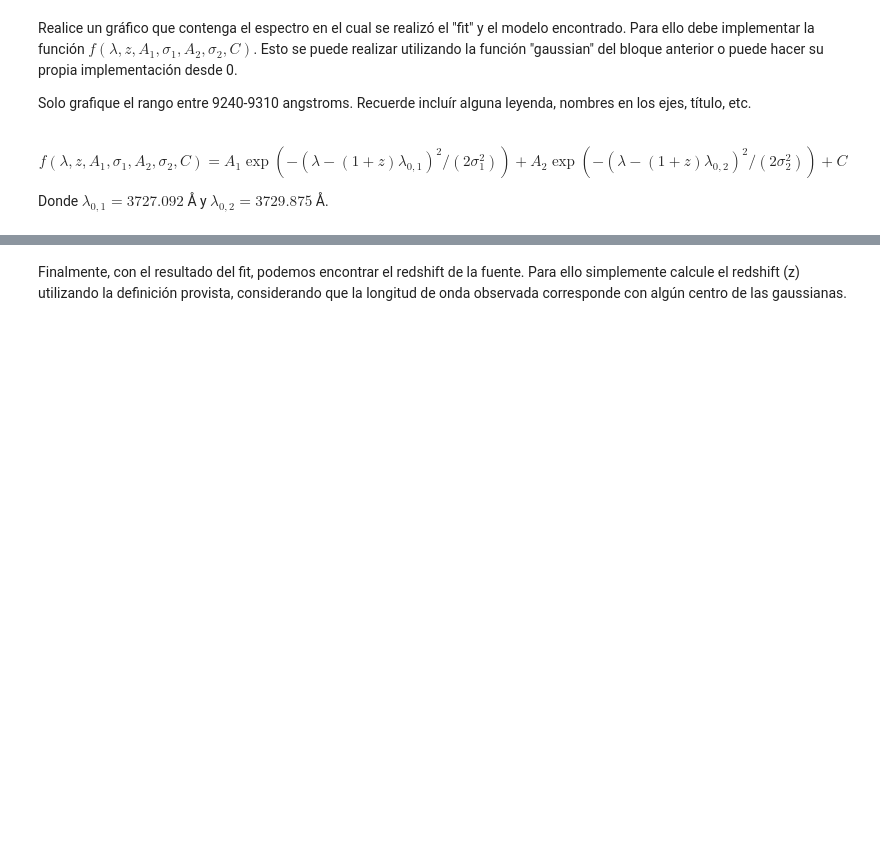
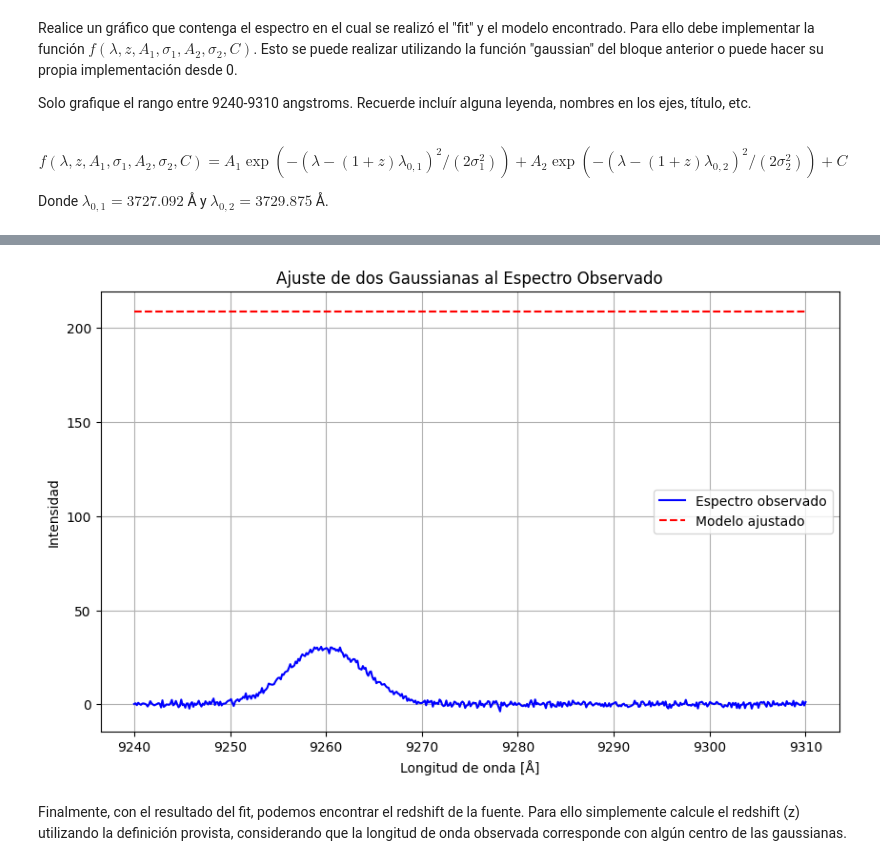
Before and after one commit to gustavocardoza/Tarea-4, a Jupyter notebook: Tarea4.ipynb, the cells around one changed output, grey strips where cells are left out. Saved outputs shown, nothing was run; the diff lists cells and outputs as text; code cells hidden in the pictures; blank space fills up the shorter version.

```diff
--- a/Tarea4.ipynb
+++ b/Tarea4.ipynb
@@ -396,3 +397,47 @@ plt.show()
+# %%
+# Función que implementa f(λ,z,A1,σ1,A2,σ2,C)
+def model_spectrum(lam, center1, fwhm1, peak1, center2, fwhm2, peak2, C):
+    # Gaussianas con los parámetros obtenidos
+    g1 = gaussian(lam, center1, fwhm1, peak1)
+    g2 = gaussian(lam, center2, fwhm2, peak2)
+
+    # Sumamos las dos gaussianas y la constante
+    return g1 + g2 + C
+
+# Parámetros del fit obtenidos de los objetos Gauss1D
+center1_fit = 9272.5
+fwhm1_fit = 11.1106
+peak1_fit = -5.38697e+09
+
+center2_fit = 9272.5
+fwhm2_fit = 11.1106
+peak2_fit = 5.38697e+09
+
+C_fit = 208.692
+
+# Datos del espectro (ejemplo, debes reemplazar con los datos reales del espectro)
+lam = np.linspace(9240, 9310, 500)  # Longitudes de onda en el rango 9240-9310 Å
+spectrum_data = np.random.normal(0, 1, 500) + 30 * np.exp(-(lam - 9260)**2 / (2 * 4**2))  # Simulación del espectro
+
+# Generamos el modelo con los parámetros ajustados
+model_fit = model_spectrum(lam, center1_fit, fwhm1_fit, peak1_fit, center2_fit, fwhm2_fit, peak2_fit, C_fit)
+
+# Graficamos el espectro y el modelo ajustado
+plt.figure(figsize=(10, 6))
+plt.plot(lam, spectrum_data, label='Espectro observado', color='blue')
+plt.plot(lam, model_fit, label='Modelo ajustado', color='red', linestyle='--')
+
+# Añadimos etiquetas y leyenda
+plt.title('Ajuste de dos Gaussianas al Espectro Observado')
+plt.xlabel('Longitud de onda [Å]')
+plt.ylabel('Intensidad')
+plt.legend()
+
+# Mostramos el gráfico
+plt.grid(True)
+plt.show()
+# %% [output]
+[figure, added]
 # %% [markdown]
 Finalmente, con el resultado del fit, podemos encontrar el redshift de la fuente. Para ello simplemente calcule el redshift (z) utilizando la definición provista, considerando que la longitud de onda observada corresponde con algún centro de las gaussianas.
 # %%
```
Also changed, not shown: parts of 7 cells of this notebook.
